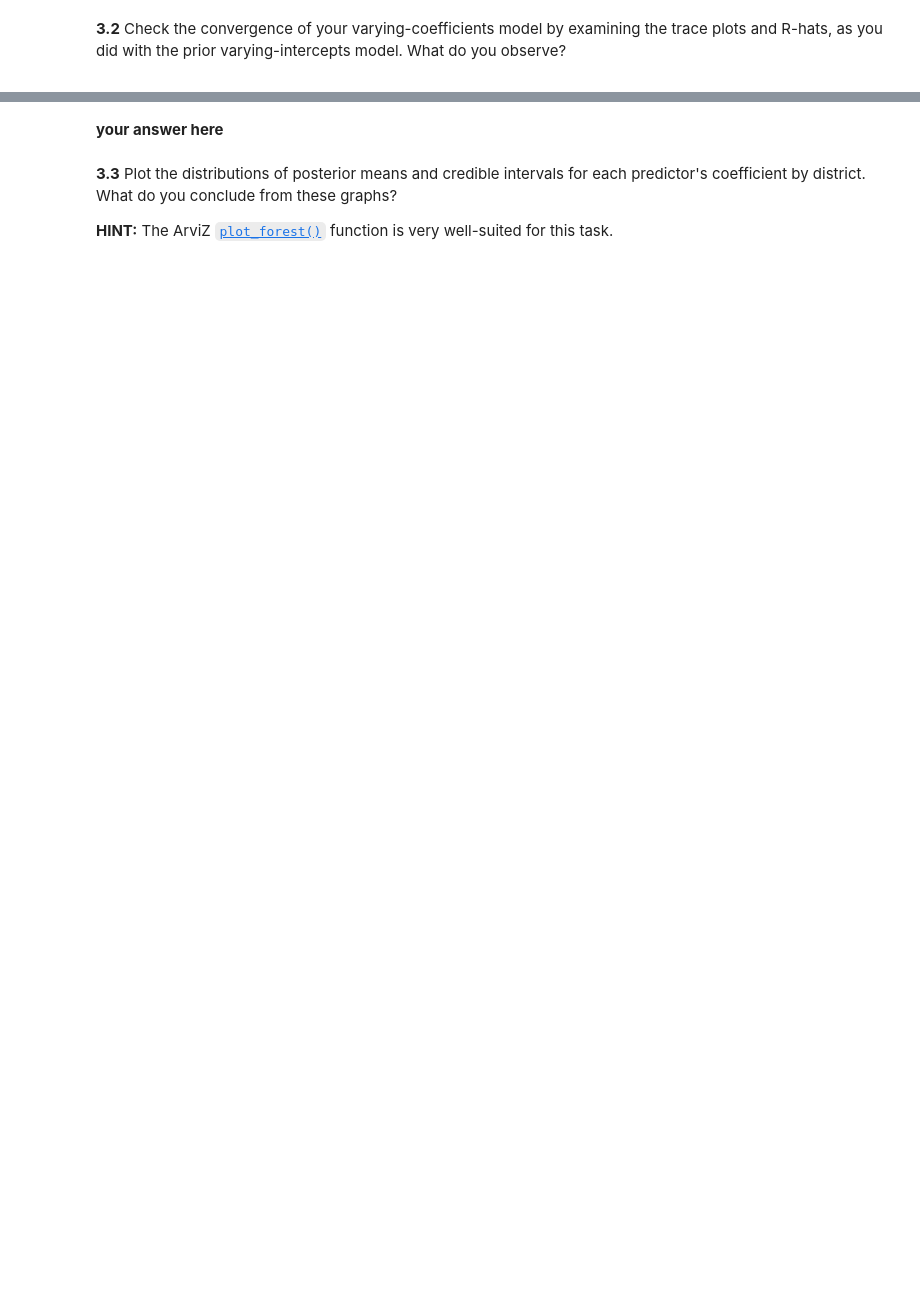
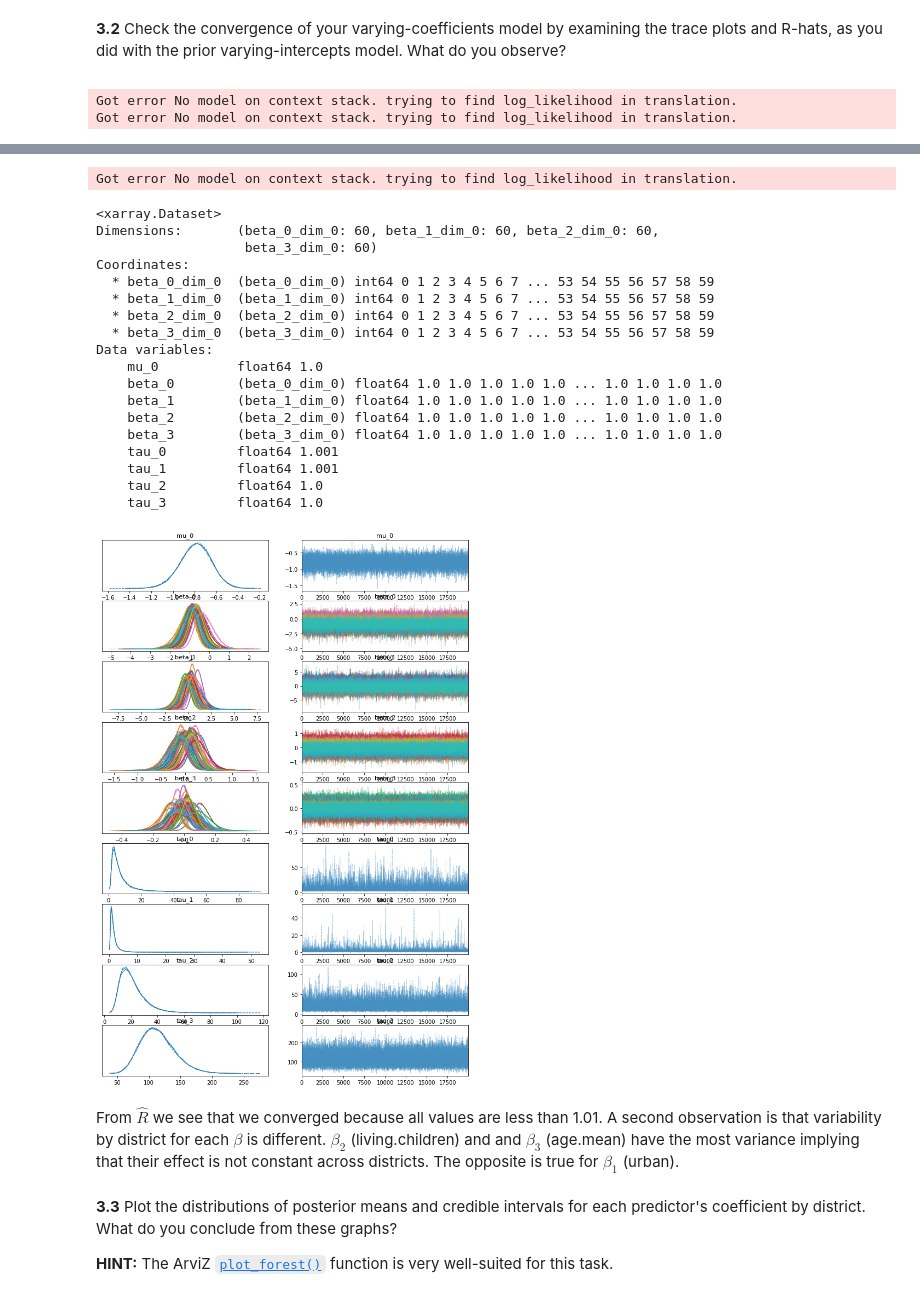
Before and after one commit to sebvargo/cs209b_hw2, a Jupyter notebook: cs109b_hw2.ipynb, the cells around one changed output, grey strips where cells are left out. Drawn from its saved outputs; the diff is of its cells as text; code cells hidden in the pictures; blank space fills up the shorter version.

```diff
--- a/cs109b_hw2.ipynb
+++ b/cs109b_hw2.ipynb
@@ -1002,0 +1042,39 @@ $$
+# %%
+# your code here
+from pymc3 import Model, Normal, HalfNormal, model_to_graphviz
+from pymc3 import NUTS, sample, find_MAP
+from scipy import optimize
+
+data = read_data_part2()
+
+
+# probability model
+sigma = np.sqrt(10000)
+with Model() as my_linear_model:
+    mu_0 = pm.Normal('mu_0', mu=0, sigma = sigma)
+    tau_0 = pm.Gamma('tau_0', alpha=0.1, beta=0.1)
+    sigma_0 = 1/tau_0
+
+    beta_0 = pm.Normal('beta_0', mu=mu_0, tau=tau_0, shape=60)
+
+    tau_1 = pm.Gamma('tau_1', alpha=0.1, beta=0.1)
+    beta_1 = pm.Normal('beta_1', mu=0, tau=tau_1, shape = 60)
+
+    tau_2 = pm.Gamma('tau_2', alpha=0.1, beta=0.1)
+    beta_2 = pm.Normal('beta_2', mu=0, tau=tau_2, shape = 60)
+
+    tau_3 = pm.Gamma('tau_3', alpha=0.1, beta=0.1)
+    beta_3 = pm.Normal('beta_3', mu=0, tau=tau_3, shape = 60)
+
+
+    logit_p = beta_0[data['district'].values] + beta_1[data['district'].values]*data['urban'].values + beta_2[data['district'].values]*data['living.children'].values + beta_3[data['district'].values]*data['age_mean'].values
+    p = logit(logit_p)
+    Y_obs = pm.Bernoulli(name = 'Y_obs', logit_p=logit_p, observed = data['contraceptive_use'])
+
+
+with my_linear_model:
+
+    print(f'Starting MCMC process')
+    # draw 2000 posterior samples and run the default number of chains = 4
+    trace = sample(draws = 20000, tune=1000, target_accept=0.975)
+    print(f'DONE')
@@ -1010,3 +1102,8 @@ $$
 </div>
 # %%
 # your code here
+display(traceplot(trace))
+pm.rhat(trace)
+# %% [output]
+Got error No model on context stack. trying to find log_likelihood in translation.
+Got error No model on context stack. trying to find log_likelihood in translation.
@@ -1013,5 +1128,26 @@ $$
+Got error No model on context stack. trying to find log_likelihood in translation.
+<xarray.Dataset>
+Dimensions:       (beta_0_dim_0: 60, beta_1_dim_0: 60, beta_2_dim_0: 60,
+                   beta_3_dim_0: 60)
+Coordinates:
+  * beta_0_dim_0  (beta_0_dim_0) int64 0 1 2 3 4 5 6 7 ... 53 54 55 56 57 58 59
+  * beta_1_dim_0  (beta_1_dim_0) int64 0 1 2 3 4 5 6 7 ... 53 54 55 56 57 58 59
+  * beta_2_dim_0  (beta_2_dim_0) int64 0 1 2 3 4 5 6 7 ... 53 54 55 56 57 58 59
+  * beta_3_dim_0  (beta_3_dim_0) int64 0 1 2 3 4 5 6 7 ... 53 54 55 56 57 58 59
+Data variables:
+    mu_0          float64 1.0
+    beta_0        (beta_0_dim_0) float64 1.0 1.0 1.0 1.0 1.0 ... 1.0 1.0 1.0 1.0
+    beta_1        (beta_1_dim_0) float64 1.0 1.0 1.0 1.0 1.0 ... 1.0 1.0 1.0 1.0
+    beta_2        (beta_2_dim_0) float64 1.0 1.0 1.0 1.0 1.0 ... 1.0 1.0 1.0 1.0
+    beta_3        (beta_3_dim_0) float64 1.0 1.0 1.0 1.0 1.0 ... 1.0 1.0 1.0 1.0
+    tau_0         float64 1.001
+    tau_1         float64 1.001
+    tau_2         float64 1.0
+    tau_3         float64 1.0
+[figure, added]
-# %% [markdown]
-**your answer here**
+# %% [markdown]
+From $\hat{R}$ we see that we converged because all values are less than 1.01.
+A second observation is that variability by district for each $\beta$ is different. $\beta_2$ (living.children) and and $\beta_3$ (age.mean) have the most variance implying that their effect is not constant across districts. The opposite is true for $\beta_1$ (urban).
 # %% [markdown]
 <div class='exercise-r'>
 
```
Also changed, not shown: parts of 10 cells of this notebook.
